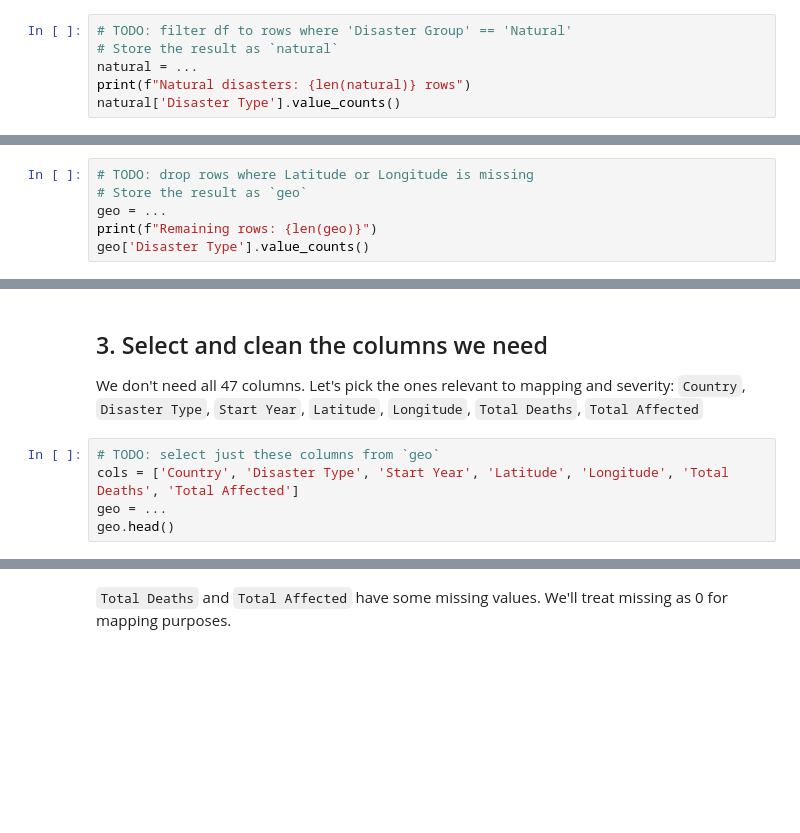
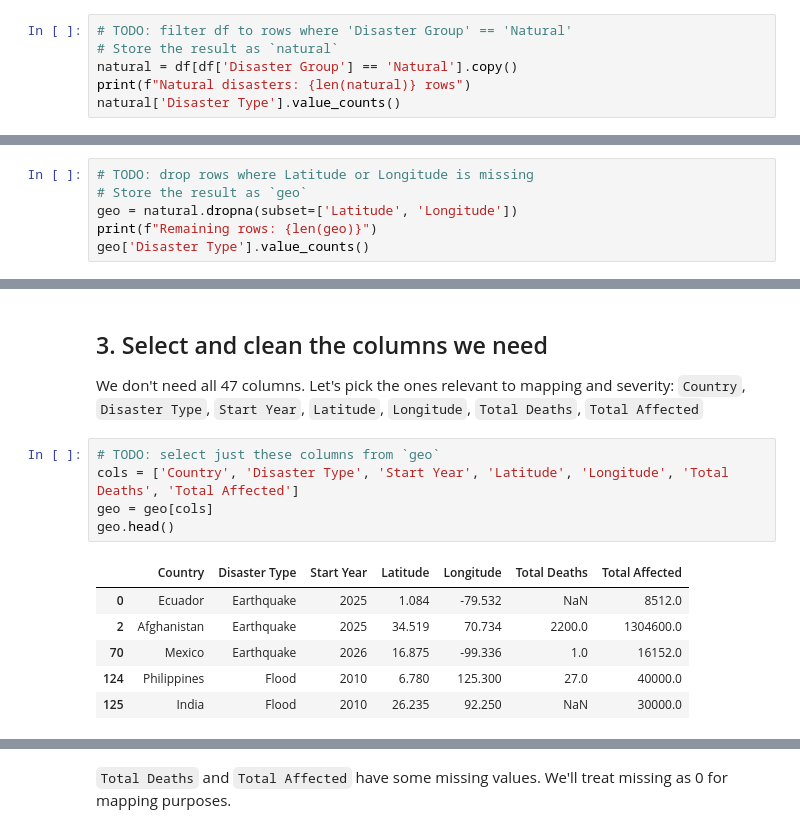
Before and after one commit to YiweiDiao/GHW-Workshop-Mapping-Climate-Crises-with-Python, a Jupyter notebook: notebooks/starter.ipynb, the cells around one changed output, grey strips where cells are left out. Saved outputs shown, nothing was run; the diff lists cells and outputs as text; blank space fills up the shorter version.

```diff
--- a/notebooks/starter.ipynb
+++ b/notebooks/starter.ipynb
@@ -69,6 +69,6 @@ For "climate crises" we want the Natural ones.
 # %%
 # TODO: filter df to rows where 'Disaster Group' == 'Natural'
 # Store the result as `natural`
-natural = ...
+natural = df[df['Disaster Group'] == 'Natural'].copy()
 print(f"Natural disasters: {len(natural)} rows")
 natural['Disaster Type'].value_counts()
@@ -83,6 +107,6 @@ Discuss: what does it mean for our map if only some events have coordinates? Cou
 # %%
 # TODO: drop rows where Latitude or Longitude is missing
 # Store the result as `geo`
-geo = ...
+geo = natural.dropna(subset=['Latitude', 'Longitude'])
 print(f"Remaining rows: {len(geo)}")
 geo['Disaster Type'].value_counts()
@@ -94,7 +128,14 @@ We don't need all 47 columns. Let's pick the ones relevant to mapping and severi
 # %%
 # TODO: select just these columns from `geo`
 cols = ['Country', 'Disaster Type', 'Start Year', 'Latitude', 'Longitude', 'Total Deaths', 'Total Affected']
-geo = ...
+geo = geo[cols]
 geo.head()
+# %% [output]
+|  | Country | Disaster Type | Start Year | Latitude | Longitude | Total Deaths | Total Affected |
+| 0 | Ecuador | Earthquake | 2025 | 1.084 | -79.532 | NaN | 8512.0 |
+| 2 | Afghanistan | Earthquake | 2025 | 34.519 | 70.734 | 2200.0 | 1304600.0 |
+| 70 | Mexico | Earthquake | 2026 | 16.875 | -99.336 | 1.0 | 16152.0 |
+| 124 | Philippines | Flood | 2010 | 6.780 | 125.300 | 27.0 | 40000.0 |
+| 125 | India | Flood | 2010 | 26.235 | 92.250 | NaN | 30000.0 |
 # %%
 # TODO: check for nulls in the remaining columns with .isna().sum()
```
Also changed, not shown: parts of 12 cells of this notebook.
